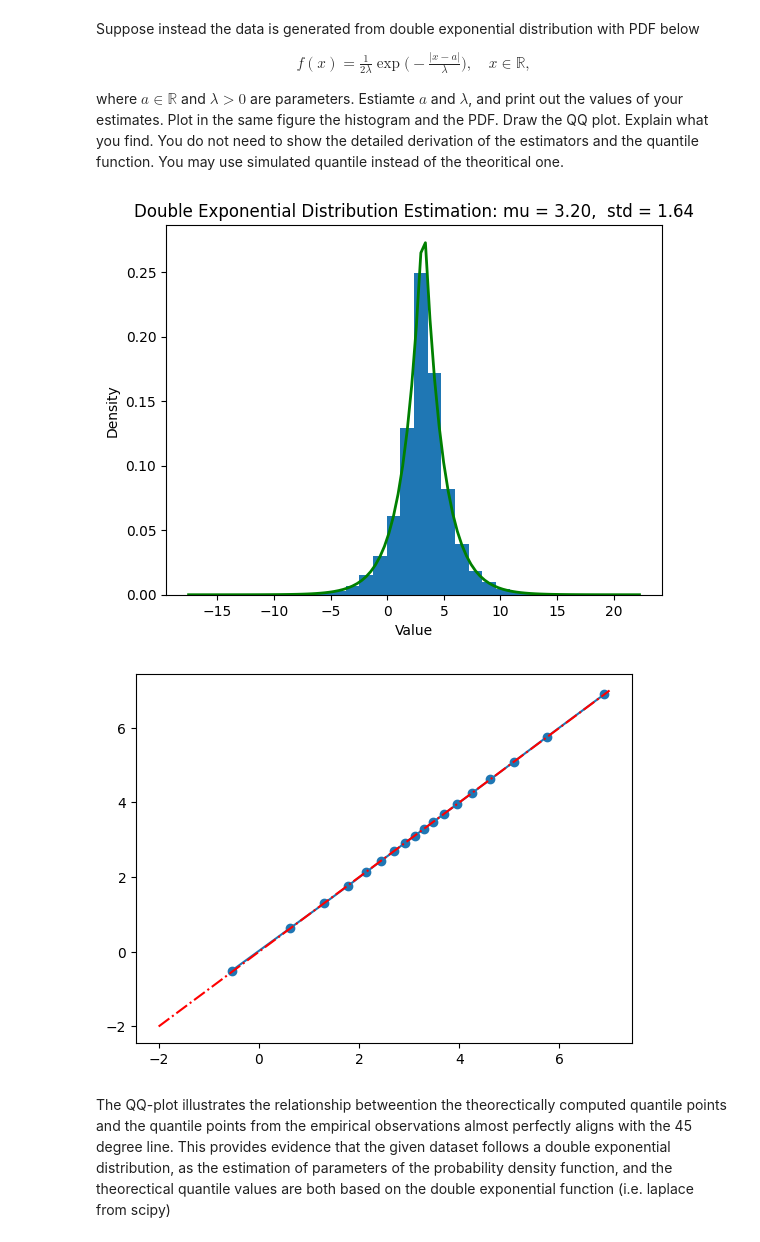
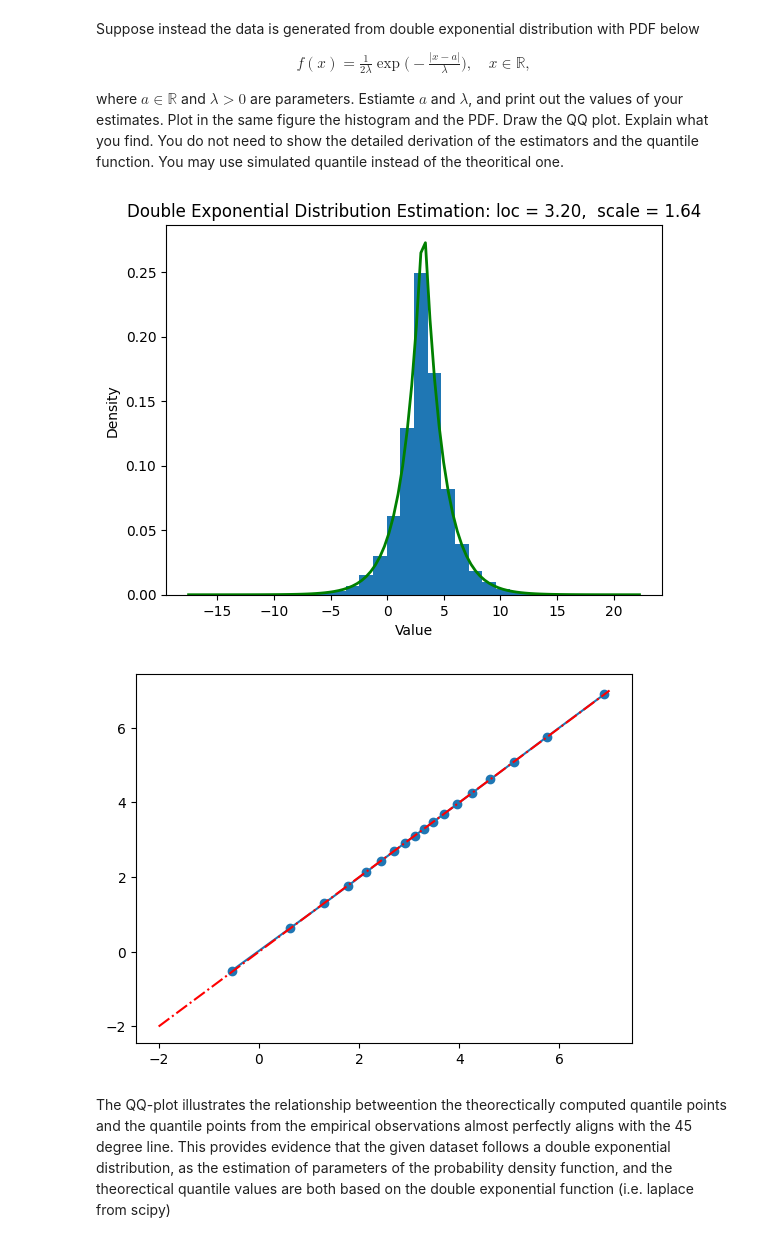
Before and after one commit to Sophie-X31/Google-COVID-19-open-data-, a Jupyter notebook: Computer_Assignment_3.ipynb, the cells around one changed output. Saved outputs shown, nothing was run; the diff lists cells and outputs as text; code cells hidden in the pictures.

```diff
--- a/Computer_Assignment_3.ipynb
+++ b/Computer_Assignment_3.ipynb
@@ -133,31 +134,32 @@ where $a\in\mathbb R$ and $\lambda>0$ are parameters. Estiamte $a$ and $\lambda$
 # %%
 ## Read in Dataset
 df2 = pd.read_csv('https://raw.githubusercontent.com/Sophie-X31/Google-COVID-19-open-data-/main/data%20(1).csv')
 mean, std = laplace.fit(df2)
-estimate = 'mu = %.2f,  std = %.2f'%(mean, std)
+estimate = 'loc = %.2f,  scale = %.2f'%(mean, std)
 
 ## Plot Histogram
 ax1 = plt.hist(df2, bins=30, density=True)
 plt.ylabel('Density')
 plt.xlabel('Value')
 
 ## Plot PDF
 xmin, xmax = plt.xlim()
 x = np.linspace(xmin, xmax, 100)
 p = laplace.pdf(x, mean, std)
 plt.plot(x, p, linewidth=2, color='green')
 plt.title('Double Exponential Distribution Estimation: ' + estimate)
 plt.show()
-
-## QQ Plot
-u = np.linspace(0, 1, 20)
-q_emp = np.quantile(df2, u)
-q_exp = stats.laplace.ppf(u, loc=mean, scale=std)
-plt.plot(q_emp, q_exp, '-o')
-plt.plot([-2,7],[-2,7],'r-.')
-plt.show()
 # %% [output]
-[figure, old version]
+[figure, new version]
-[figure, removed]
+# %%
+## QQ Plot
+u = np.linspace(0, 1, 20)
+q_emp = np.quantile(df2, u)
+q_exp = stats.laplace.ppf(u, loc=mean, scale=std)
+plt.plot(q_emp, q_exp, '-o')
+plt.plot([-2,7],[-2,7],'r-.')
+plt.show()
+# %% [output]
+[figure, added]
 # %% [markdown]
 The QQ-plot illustrates the relationship betweention the theorectically computed quantile points and the quantile points from the empirical observations almost perfectly aligns with the 45 degree line. This provides evidence that the given dataset follows a double exponential distribution, as the estimation of parameters of the probability density function, and the theorectical quantile values are both based on the double exponential function (i.e. laplace from scipy)
```
Also changed, not shown: parts of 2 cells of this notebook.
